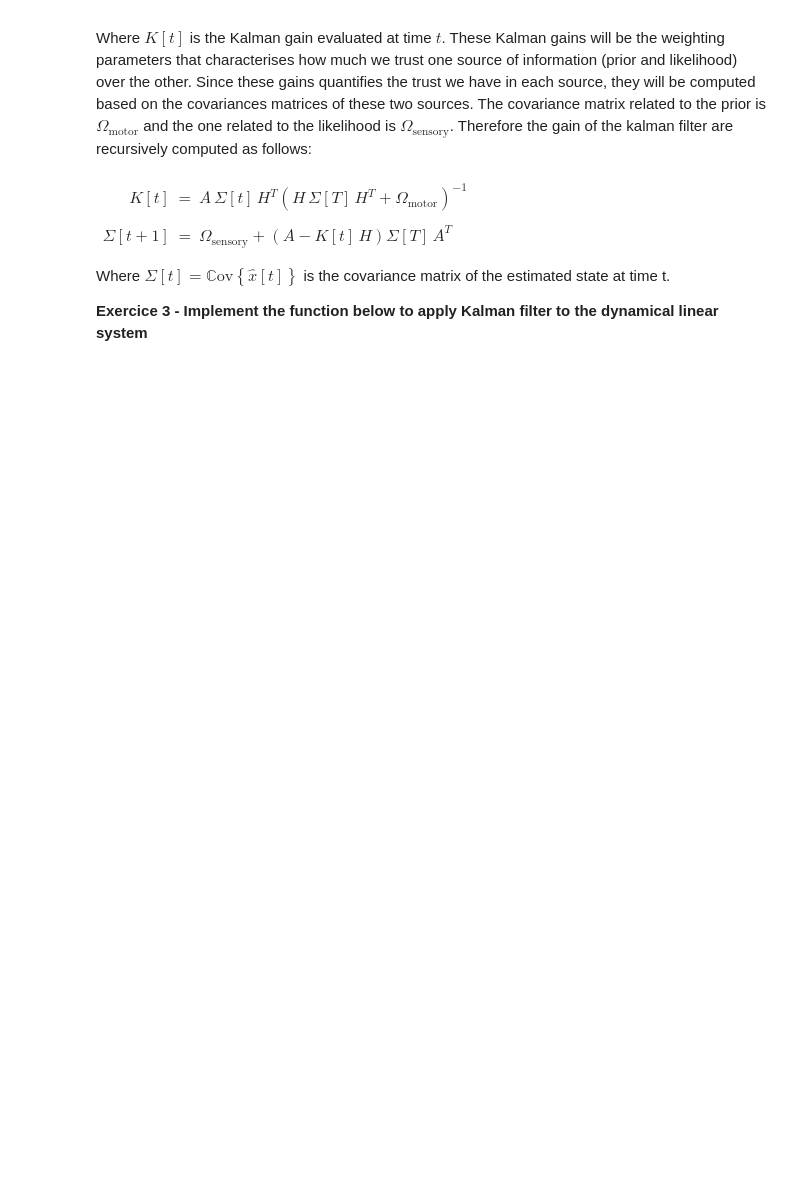
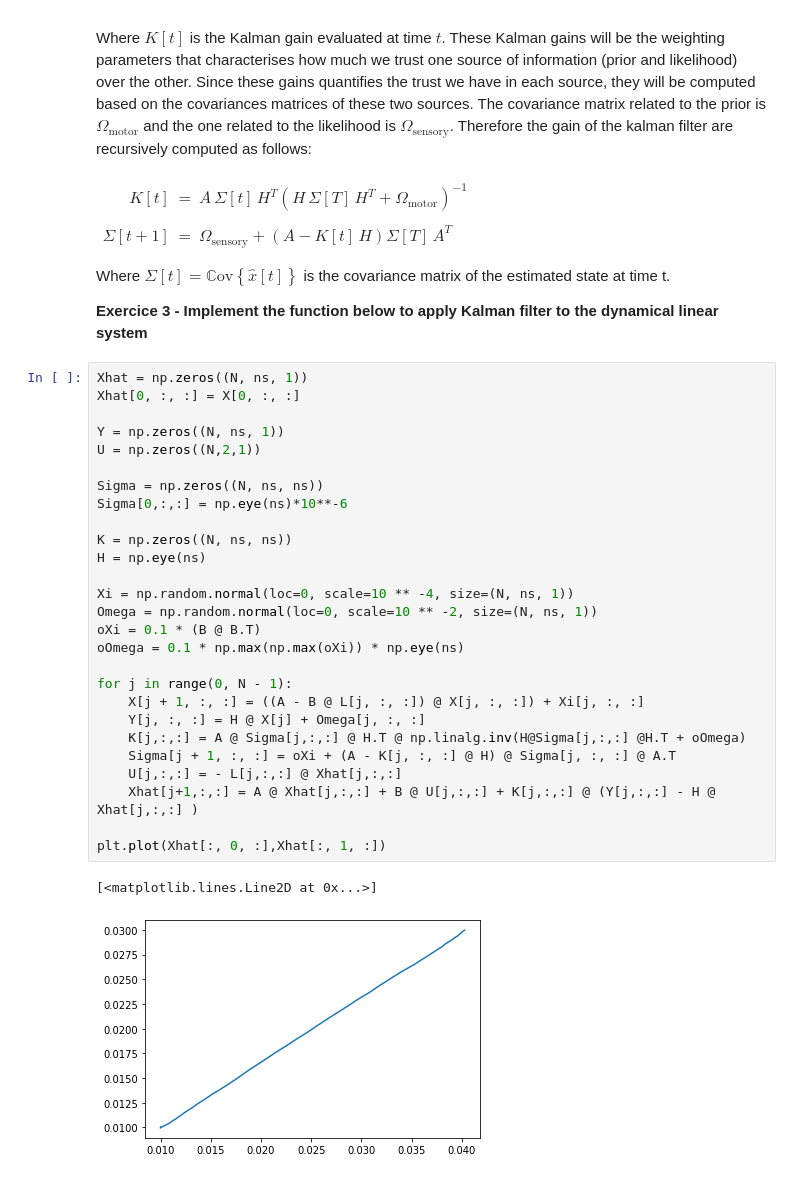
Before and after one commit to Lara-Mazy/Modelling_project1, a Jupyter notebook: LGBIO2060_TP4.ipynb, the cells around one changed output. Drawn from its saved outputs; the diff is of its cells as text; blank space fills up the shorter version.

```diff
--- a/LGBIO2060_TP4.ipynb
+++ b/LGBIO2060_TP4.ipynb
@@ -54,3 +139,33 @@ Where $\Sigma[t] = \mathbb{C}\text{ov}\left\{\hat{x}[t]\right\}$ is the covarian
 
 
 **Exercice 3 - Implement the function below to apply Kalman filter to the dynamical linear system**
+# %%
+Xhat = np.zeros((N, ns, 1))
+Xhat[0, :, :] = X[0, :, :]
+
+Y = np.zeros((N, ns, 1))
+U = np.zeros((N,2,1))
+
+Sigma = np.zeros((N, ns, ns))
+Sigma[0,:,:] = np.eye(ns)*10**-6
+
+K = np.zeros((N, ns, ns))
+H = np.eye(ns)
+
+Xi = np.random.normal(loc=0, scale=10 ** -4, size=(N, ns, 1))
+Omega = np.random.normal(loc=0, scale=10 ** -2, size=(N, ns, 1))
+oXi = 0.1 * (B @ B.T)
+oOmega = 0.1 * np.max(np.max(oXi)) * np.eye(ns)
+
+for j in range(0, N - 1):
+    X[j + 1, :, :] = ((A - B @ L[j, :, :]) @ X[j, :, :]) + Xi[j, :, :]
+    Y[j, :, :] = H @ X[j] + Omega[j, :, :]
+    K[j,:,:] = A @ Sigma[j,:,:] @ H.T @ np.linalg.inv(H@Sigma[j,:,:] @H.T + oOmega)
+    Sigma[j + 1, :, :] = oXi + (A - K[j, :, :] @ H) @ Sigma[j, :, :] @ A.T
+    U[j,:,:] = - L[j,:,:] @ Xhat[j,:,:]
+    Xhat[j+1,:,:] = A @ Xhat[j,:,:] + B @ U[j,:,:] + K[j,:,:] @ (Y[j,:,:] - H @ Xhat[j,:,:] )
+
+plt.plot(Xhat[:, 0, :],Xhat[:, 1, :])
+# %% [output]
+[<matplotlib.lines.Line2D at 0x...>]
+[figure, added]
```
Also changed, not shown: parts of 7 cells of this notebook.
